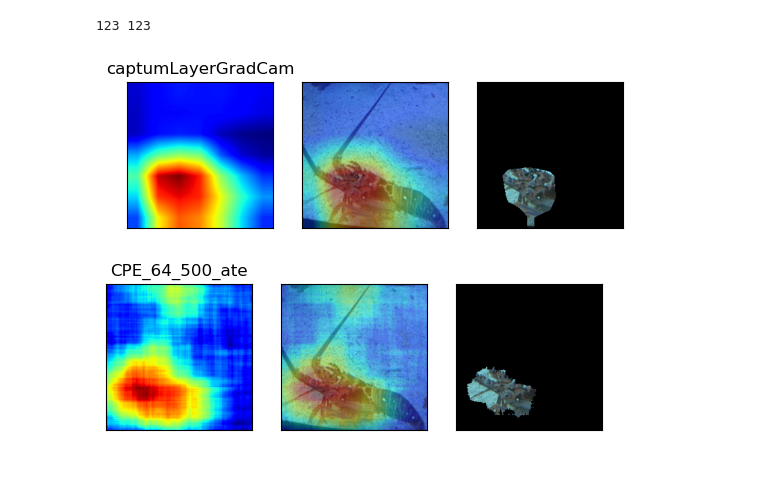
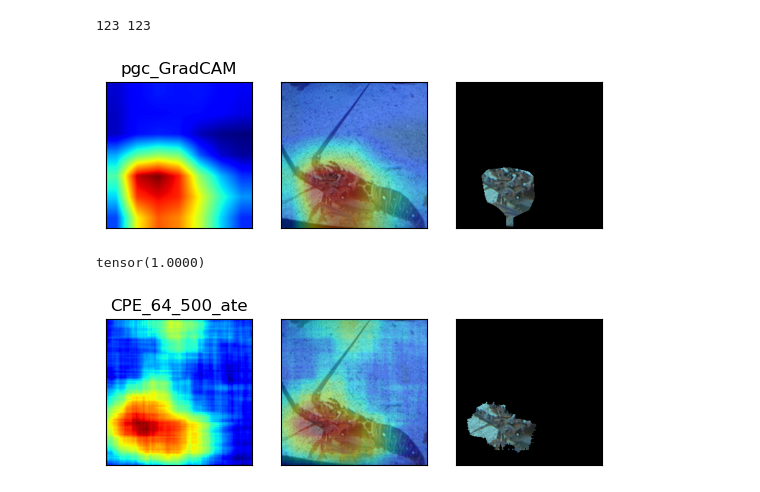
Before and after one commit to zivwhd/saliency, a Jupyter notebook: notebooks/pground.ipynb, the cells around one changed output. Drawn from its saved outputs; the diff is of its cells as text; code cells hidden in the pictures.

```diff
--- a/notebooks/pground.ipynb
+++ b/notebooks/pground.ipynb
@@ -52,21 +52,25 @@ print(topidx, targetidx)
 123 123
 # %%
 sals_dict = {}
-# %%
-
-%run src/intutils
-%run src/adaptors
-
-
-algo = CaptumCamSaliencyCreator()
-#algo = CamSaliencyCreator(methods=[CMethod.LayerCAM])
-res = algo(me, inp, topidx)
-list(res.values())[0].shape
-show_sal_dict(res, img)
-sals_dict.update(res)
-## ### torch.Size([32, 1000]) torch.Size([32, 1000, 1]) torch.Size([32, 1]) 123
-# %% [output]
-[figure, removed]
+# %%
+
+%run src/intutils
+%run src/adaptors
+
+
+algo = CaptumCamSaliencyCreator()
+algo = CamSaliencyCreator(methods=[CMethod.GradCAM])
+res = algo(me, inp, topidx)
+list(res.values())[0].shape
+show_sal_dict(res, img)
+sals_dict.update(res)
+## ### torch.Size([32, 1000]) torch.Size([32, 1000, 1]) torch.Size([32, 1]) 123
+# %% [output]
+[figure, added]
+# %%
+list(res.values())[0].max()
+# %% [output]
+tensor(1.0000)
 # %%
 
 %run src/intutils
```
Also changed, not shown: 1 other file.
